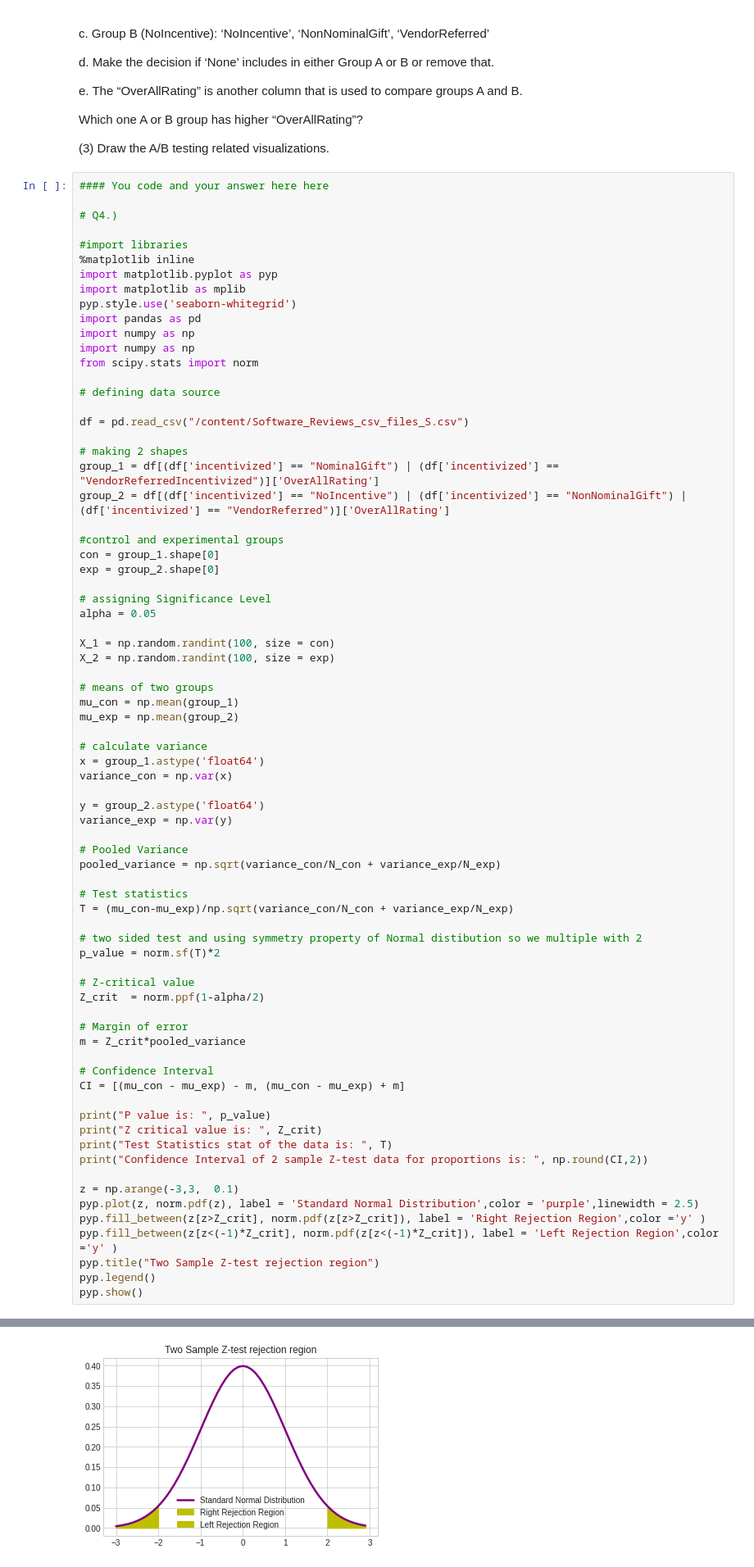
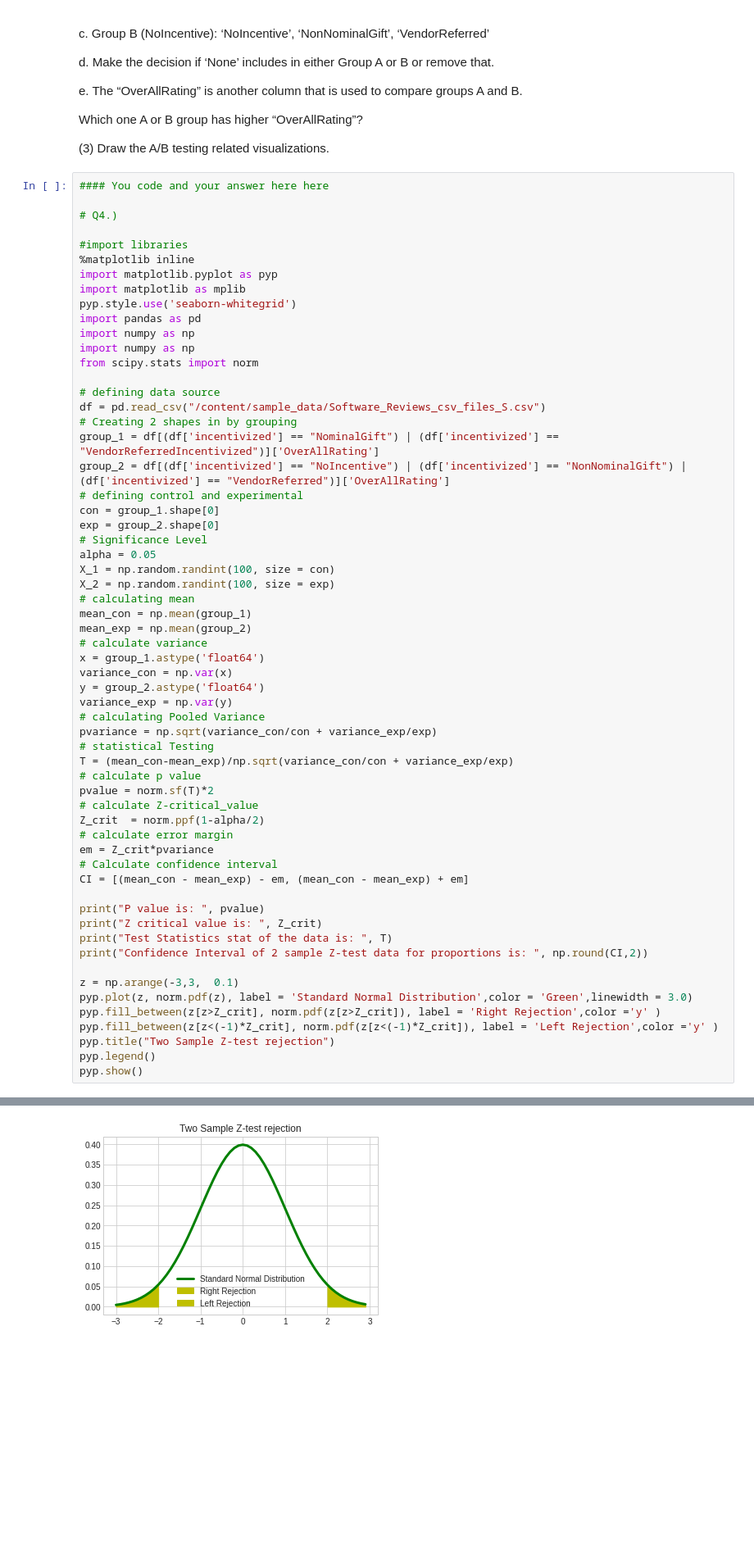
Before and after one commit to nishanth0233/INFO-5502, a Jupyter notebook: INFO_5502_Final_Exam_Spring2022.ipynb, the cells around one changed output, grey strips where cells are left out. Shown at 82% size. Drawn from its saved outputs; the diff is of its cells as text; blank space fills up the shorter version.

```diff
--- a/INFO_5502_Final_Exam_Spring2022.ipynb
+++ b/INFO_5502_Final_Exam_Spring2022.ipynb
@@ -258,69 +258,55 @@ import pandas as pd
 import numpy as np
 import numpy as np
 from scipy.stats import norm
 
 # defining data source
-
-df = pd.read_csv("/content/Software_Reviews_csv_files_S.csv")
-
-# making 2 shapes
+df = pd.read_csv("/content/sample_data/Software_Reviews_csv_files_S.csv")
+# Creating 2 shapes in by grouping
 group_1 = df[(df['incentivized'] == "NominalGift") | (df['incentivized'] == "VendorReferredIncentivized")]['OverAllRating']
 group_2 = df[(df['incentivized'] == "NoIncentive") | (df['incentivized'] == "NonNominalGift") | (df['incentivized'] == "VendorReferred")]['OverAllRating']
-
-#control and experimental groups
+# defining control and experimental
 con = group_1.shape[0]
 exp = group_2.shape[0]
-
-# assigning Significance Level
+# Significance Level
 alpha = 0.05
-
 X_1 = np.random.randint(100, size = con)
 X_2 = np.random.randint(100, size = exp)
-
-# means of two groups
-mu_con = np.mean(group_1)
-mu_exp = np.mean(group_2)
-
+# calculating mean
+mean_con = np.mean(group_1)
+mean_exp = np.mean(group_2)
 # calculate variance
 x = group_1.astype('float64')
 variance_con = np.var(x)
-
 y = group_2.astype('float64')
 variance_exp = np.var(y)
+# calculating Pooled Variance
+pvariance = np.sqrt(variance_con/con + variance_exp/exp)
+# statistical Testing
+T = (mean_con-mean_exp)/np.sqrt(variance_con/con + variance_exp/exp)
+# calculate p value
+pvalue = norm.sf(T)*2
+# calculate Z-critical_value
+Z_crit  = norm.ppf(1-alpha/2)
+# calculate error margin
+em = Z_crit*pvariance
+# Calculate confidence interval
+CI = [(mean_con - mean_exp) - em, (mean_con - mean_exp) + em]
 
-# Pooled Variance
-pooled_variance = np.sqrt(variance_con/N_con + variance_exp/N_exp)
-
-# Test statistics
-T = (mu_con-mu_exp)/np.sqrt(variance_con/N_con + variance_exp/N_exp)
-
-# two sided test and using symmetry property of Normal distibution so we multiple with 2
-p_value = norm.sf(T)*2
-
-# Z-critical value
-Z_crit  = norm.ppf(1-alpha/2)
-
-# Margin of error
-m = Z_crit*pooled_variance
-
-# Confidence Interval
-CI = [(mu_con - mu_exp) - m, (mu_con - mu_exp) + m]
-
-print("P value is: ", p_value)
+print("P value is: ", pvalue)
 print("Z critical value is: ", Z_crit)
 print("Test Statistics stat of the data is: ", T)
 print("Confidence Interval of 2 sample Z-test data for proportions is: ", np.round(CI,2))
 
 z = np.arange(-3,3,  0.1)
-pyp.plot(z, norm.pdf(z), label = 'Standard Normal Distribution',color = 'purple',linewidth = 2.5)
-pyp.fill_between(z[z>Z_crit], norm.pdf(z[z>Z_crit]), label = 'Right Rejection Region',color ='y' )
-pyp.fill_between(z[z<(-1)*Z_crit], norm.pdf(z[z<(-1)*Z_crit]), label = 'Left Rejection Region',color ='y' )
-pyp.title("Two Sample Z-test rejection region")
+pyp.plot(z, norm.pdf(z), label = 'Standard Normal Distribution',color = 'Green',linewidth = 3.0)
+pyp.fill_between(z[z>Z_crit], norm.pdf(z[z>Z_crit]), label = 'Right Rejection',color ='y' )
+pyp.fill_between(z[z<(-1)*Z_crit], norm.pdf(z[z<(-1)*Z_crit]), label = 'Left Rejection',color ='y' )
+pyp.title("Two Sample Z-test rejection")
 pyp.legend()
 pyp.show()
 # %% [output]
 P value is:  nan
 Z critical value is:  1.959963984540054
 Test Statistics stat of the data is:  nan
 Confidence Interval of 2 sample Z-test data for proportions is:  [nan nan]
-[figure, old version]
+[figure, new version]
```
